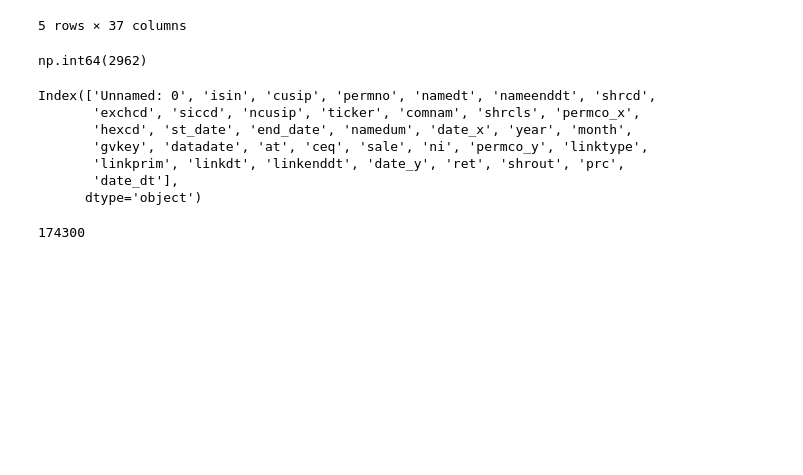
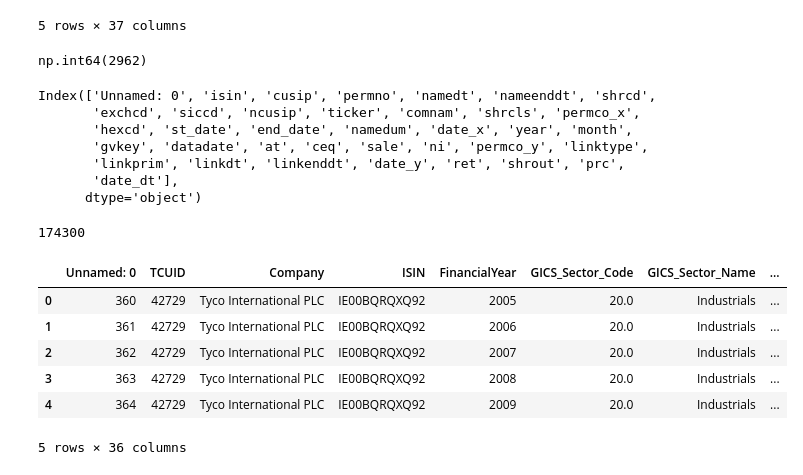
Before and after one commit to V-GAO/CEO_SocialCapital, a Jupyter notebook: notebooks/EDA_WRDS.ipynb, the cells around one changed output. Cells and saved outputs as stored; diff of their text form; code cells hidden in the pictures; blank space fills up the shorter version.

```diff
--- a/notebooks/EDA_WRDS.ipynb
+++ b/notebooks/EDA_WRDS.ipynb
@@ -414,0 +415,10 @@ temp_merge.to_csv(file)
+# %%
+US_trucost.head()
+# %% [output]
+|  | Unnamed: 0 | TCUID | Company | ISIN | FinancialYear | GICS_Sector_Code | GICS_Sector_Name | ... |
+| 0 | 360 | 42729 | Tyco International PLC | IE00BQRQXQ92 | 2005 | 20.0 | Industrials | ... |
+| 1 | 361 | 42729 | Tyco International PLC | IE00BQRQXQ92 | 2006 | 20.0 | Industrials | ... |
+| 2 | 362 | 42729 | Tyco International PLC | IE00BQRQXQ92 | 2007 | 20.0 | Industrials | ... |
+| 3 | 363 | 42729 | Tyco International PLC | IE00BQRQXQ92 | 2008 | 20.0 | Industrials | ... |
+| 4 | 364 | 42729 | Tyco International PLC | IE00BQRQXQ92 | 2009 | 20.0 | Industrials | ... |
+5 rows × 36 columns
```
Also changed, not shown: parts of 8 cells of this notebook, 2 other files.
